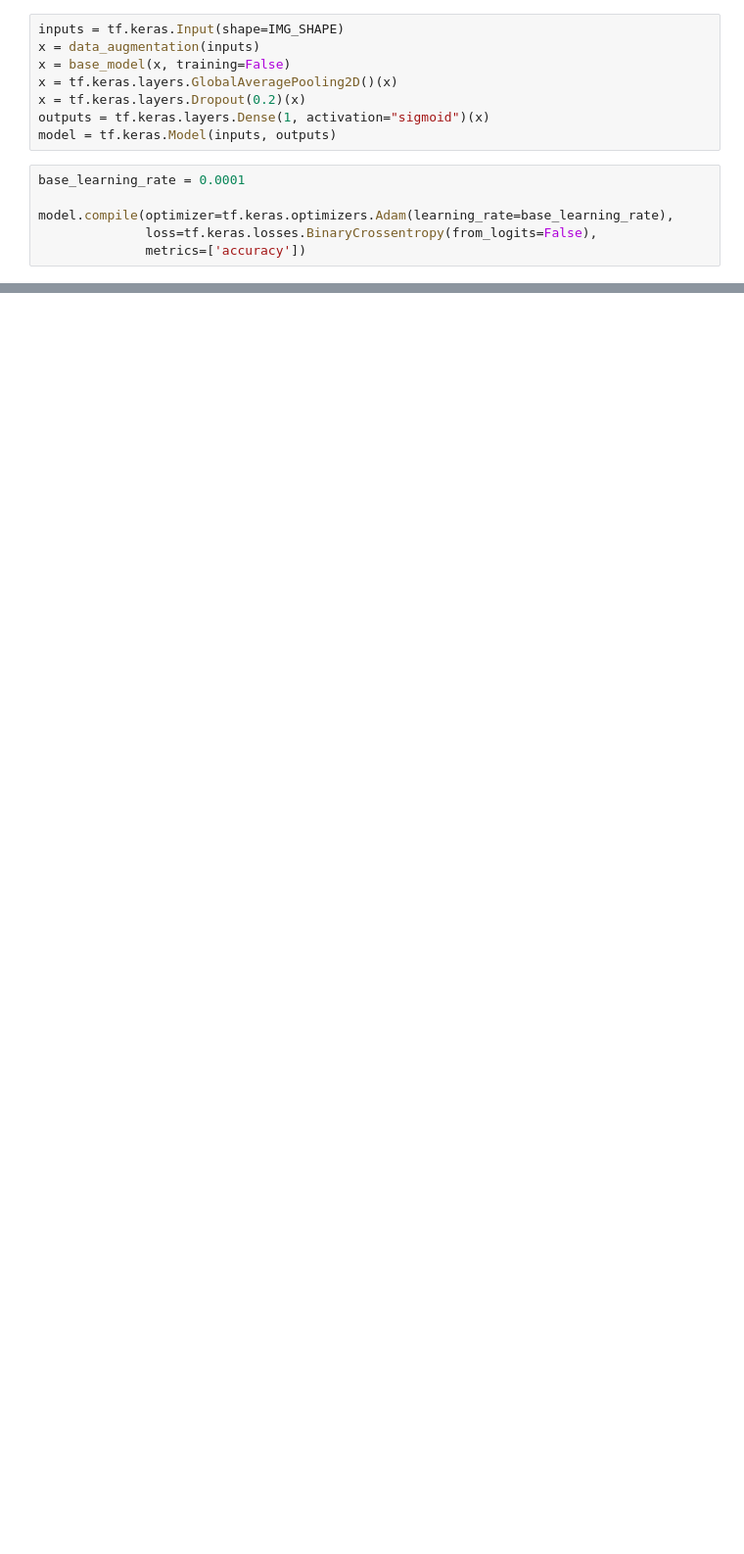
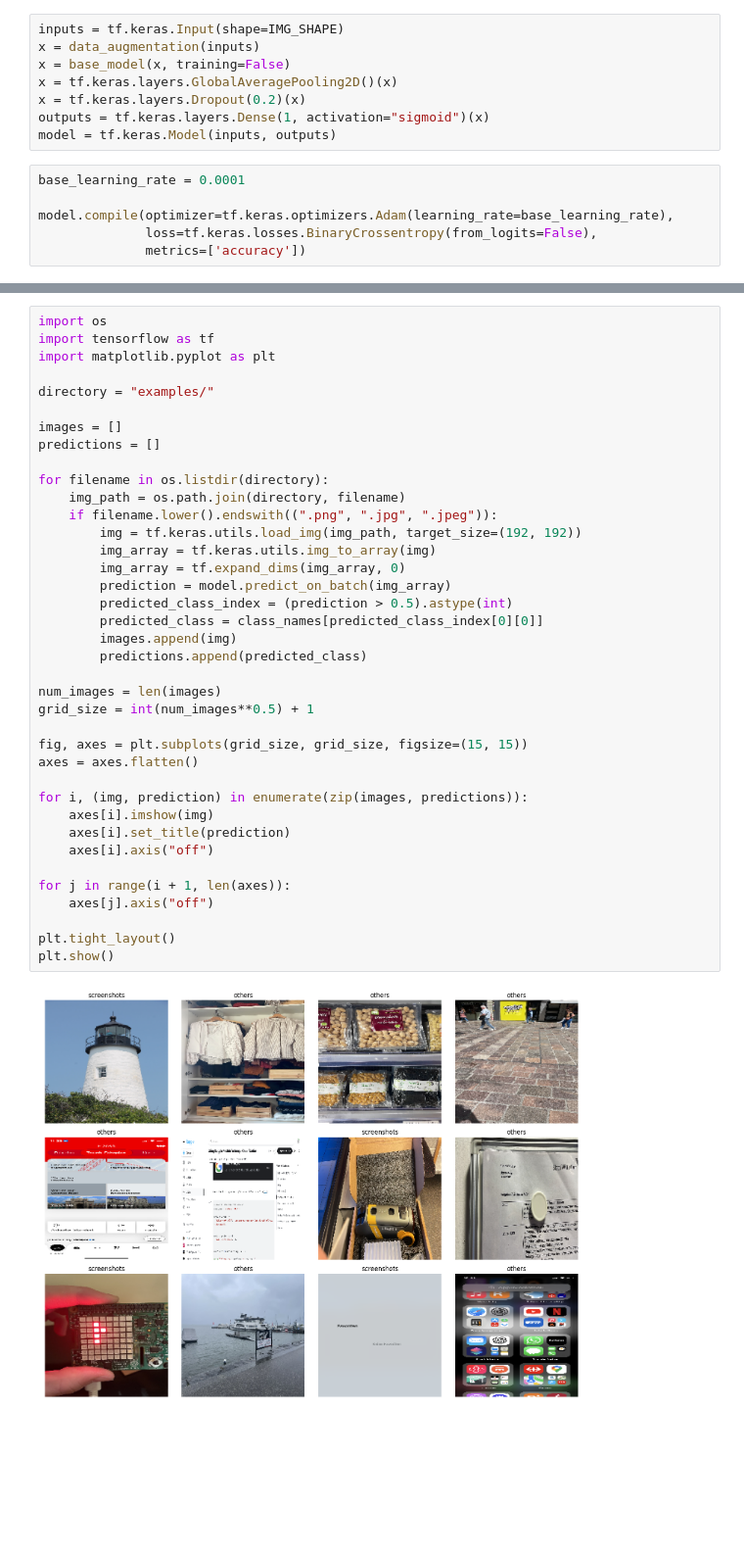
Before and after one commit to lukasweibel/image-sweep, a Jupyter notebook: image-sweep.ipynb, the cells around one changed output, grey strips where cells are left out. Shown at 98% size. Saved outputs shown, nothing was run; the diff lists cells and outputs as text; blank space fills up the shorter version.

```diff
--- a/image-sweep.ipynb
+++ b/image-sweep.ipynb
@@ -351,0 +223,40 @@ AttributeError: 'Functional' object has no attribute 'pop'
+# %%
+import os
+import tensorflow as tf
+import matplotlib.pyplot as plt
+
+directory = "examples/"
+
+images = []
+predictions = []
+
+for filename in os.listdir(directory):
+    img_path = os.path.join(directory, filename)
+    if filename.lower().endswith((".png", ".jpg", ".jpeg")):
+        img = tf.keras.utils.load_img(img_path, target_size=(192, 192))
+        img_array = tf.keras.utils.img_to_array(img)
+        img_array = tf.expand_dims(img_array, 0)
+        prediction = model.predict_on_batch(img_array)
+        predicted_class_index = (prediction > 0.5).astype(int)
+        predicted_class = class_names[predicted_class_index[0][0]]
+        images.append(img)
+        predictions.append(predicted_class)
+
+num_images = len(images)
+grid_size = int(num_images**0.5) + 1
+
+fig, axes = plt.subplots(grid_size, grid_size, figsize=(15, 15))
+axes = axes.flatten()
+
+for i, (img, prediction) in enumerate(zip(images, predictions)):
+    axes[i].imshow(img)
+    axes[i].set_title(prediction)
+    axes[i].axis("off")
+
+for j in range(i + 1, len(axes)):
+    axes[j].axis("off")
+
+plt.tight_layout()
+plt.show()
+# %% [output]
+[figure, added]
```
Also changed, not shown: parts of 19 cells of this notebook, 40 other files.
